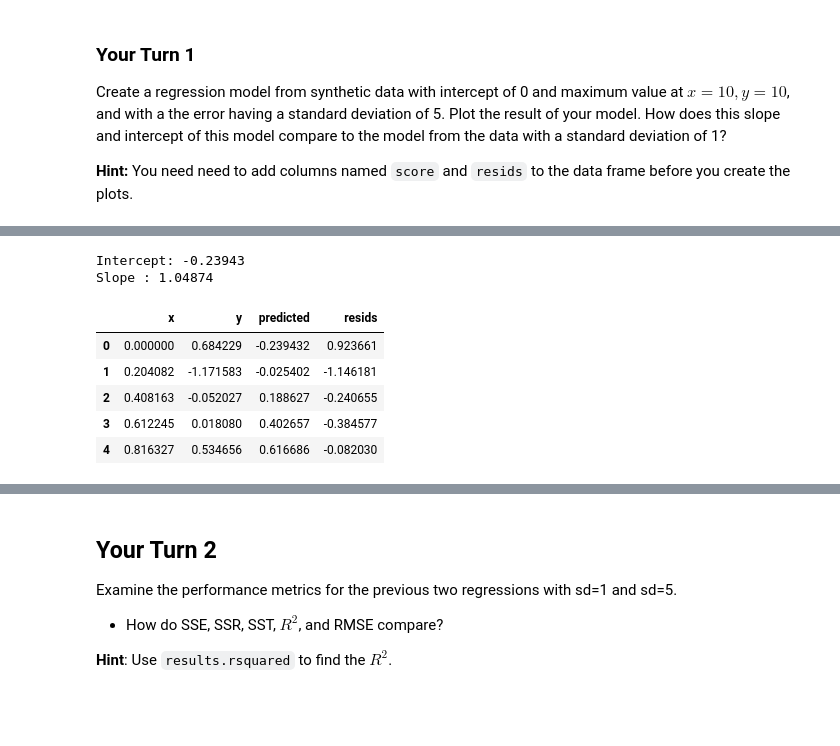
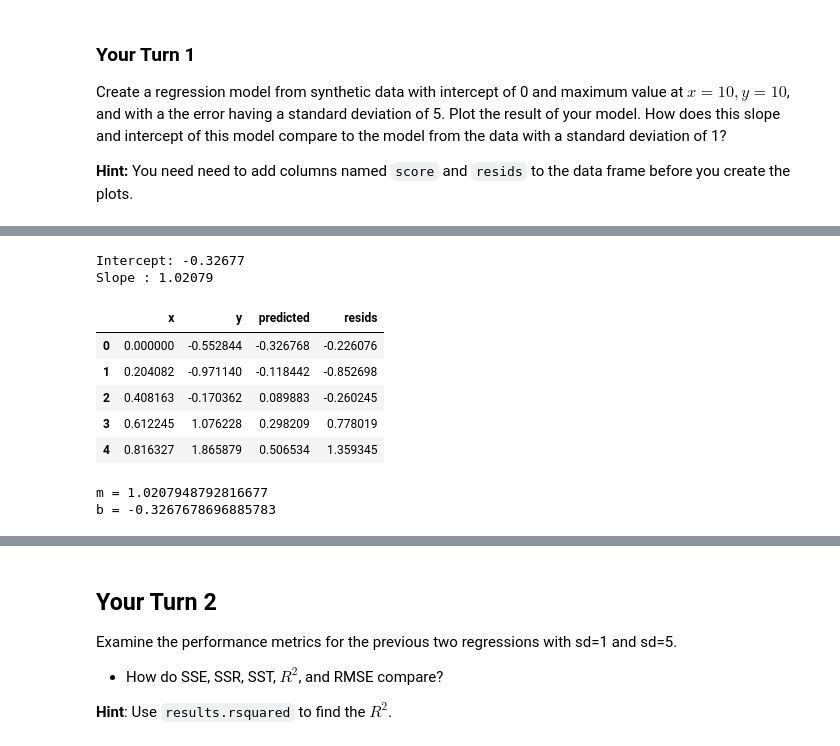
Before and after one commit to ryanarbow/uw_data_science, a Jupyter notebook: DS_methods_and_tools_2/L06-1-IntroToRegression.ipynb, the cells around one changed output, grey strips where cells are left out. Cells and saved outputs as stored; diff of their text form; code cells hidden in the pictures; blank space fills up the shorter version.

```diff
--- a/DS_methods_and_tools_2/L06-1-IntroToRegression.ipynb
+++ b/DS_methods_and_tools_2/L06-1-IntroToRegression.ipynb
@@ -293,12 +293,12 @@ y_start, y_end = 0, 10
 y_sd = 5
 
 # Generate data columns
-x_data = np.linspace(x_start, x_end, n_points)
-y_error = np.random.normal(loc=0, scale=y_sd, size=n_points)
-y_data = np.linspace(y_start, y_end, n_points) + y_error
+x_data_5 = np.linspace(x_start, x_end, n_points)
+y_error_5 = np.random.normal(loc=0, scale=y_sd, size=n_points)
+y_data_5 = np.linspace(y_start, y_end, n_points) + y_error
 
 # Put data in dataframe
-reg_data_5 = pd.DataFrame({'x':x_data, 'y':y_data})
+reg_data_5 = pd.DataFrame({'x':x_data_5, 'y':y_data_5})
 
 reg_data_5.head()
 # %% [output]
@@ -315,7 +326,7 @@ reg_data_5.head()
 # Fit the model and get the linear model summaries/plots.
 x5_input = reg_data_5['x']
 y5_output = reg_data_5['y']
-ols5_model = sm.ols(formula = 'y ~ x', data=sim_data) # Use a simple formula and the data generated above
+ols5_model = sm.ols(formula = 'y ~ x', data=reg_data_5) # Use a simple formula and the data generated above
 
 results5 = ols5_model.fit()
 
@@ -324,23 +335,32 @@ results5 = ols5_model.fit()
 print('Intercept: {0:.5f}'.format(results5.params.Intercept))
 print('Slope : {0:.5f}'.format(results5.params.x))
 # %% [output]
-Intercept: -0.23943
-Slope : 1.04874
+Intercept: -0.32677
+Slope : 1.02079
 # %%
 # Add predicted to pandas dataframe
-sim_data['predicted'] = y_pred
+reg_data_5['predicted'] = y_pred
 # Add residuals to pandas dataframe
-sim_data['resids'] = y_output - y_pred
+reg_data_5['resids'] = y_output - y_pred
 
 # View head of data frame
-sim_data.head()
+reg_data_5.head()
 # %% [output]
 |  | x | y | predicted | resids |
-| 0 | 0.000000 | 0.684229 | -0.239432 | 0.923661 |
-| 1 | 0.204082 | -1.171583 | -0.025402 | -1.146181 |
-| 2 | 0.408163 | -0.052027 | 0.188627 | -0.240655 |
-| 3 | 0.612245 | 0.018080 | 0.402657 | -0.384577 |
-| 4 | 0.816327 | 0.534656 | 0.616686 | -0.082030 |
+| 0 | 0.000000 | -0.552844 | -0.326768 | -0.226076 |
+| 1 | 0.204082 | -0.971140 | -0.118442 | -0.852698 |
+| 2 | 0.408163 | -0.170362 | 0.089883 | -0.260245 |
+| 3 | 0.612245 | 1.076228 | 0.298209 | 0.778019 |
+| 4 | 0.816327 | 1.865879 | 0.506534 | 1.359345 |
+# %%
+# What are the coefficients?  (m = slope, and b = y-intercept)
+m = linear_model.coef_[0]
+b = linear_model.intercept_
+print('m = {}'.format(m[0]))
+print('b = {}'.format(b[0]))
+# %% [output]
+m = 1.0207948792816677
+b = -0.3267678696885783
 # %%
 # replace the ??? with the correct parameters
 
```
Also changed, not shown: parts of 14 cells of this notebook, 2 other files.
